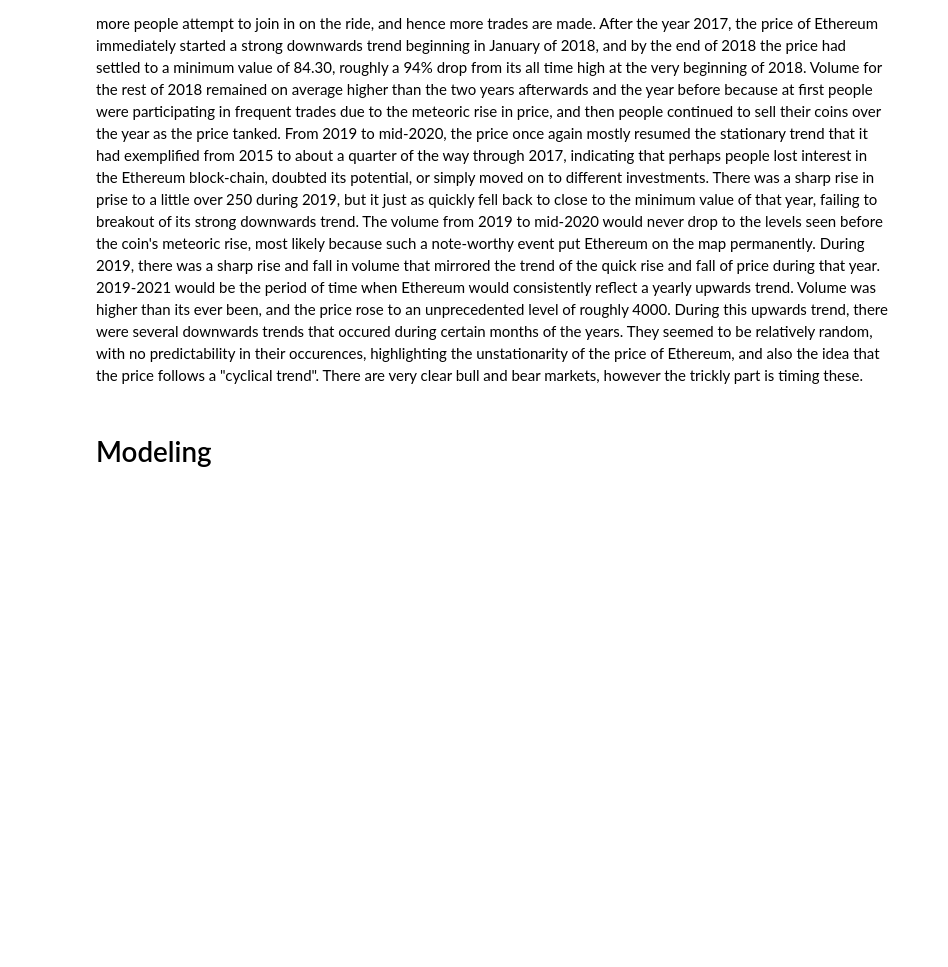
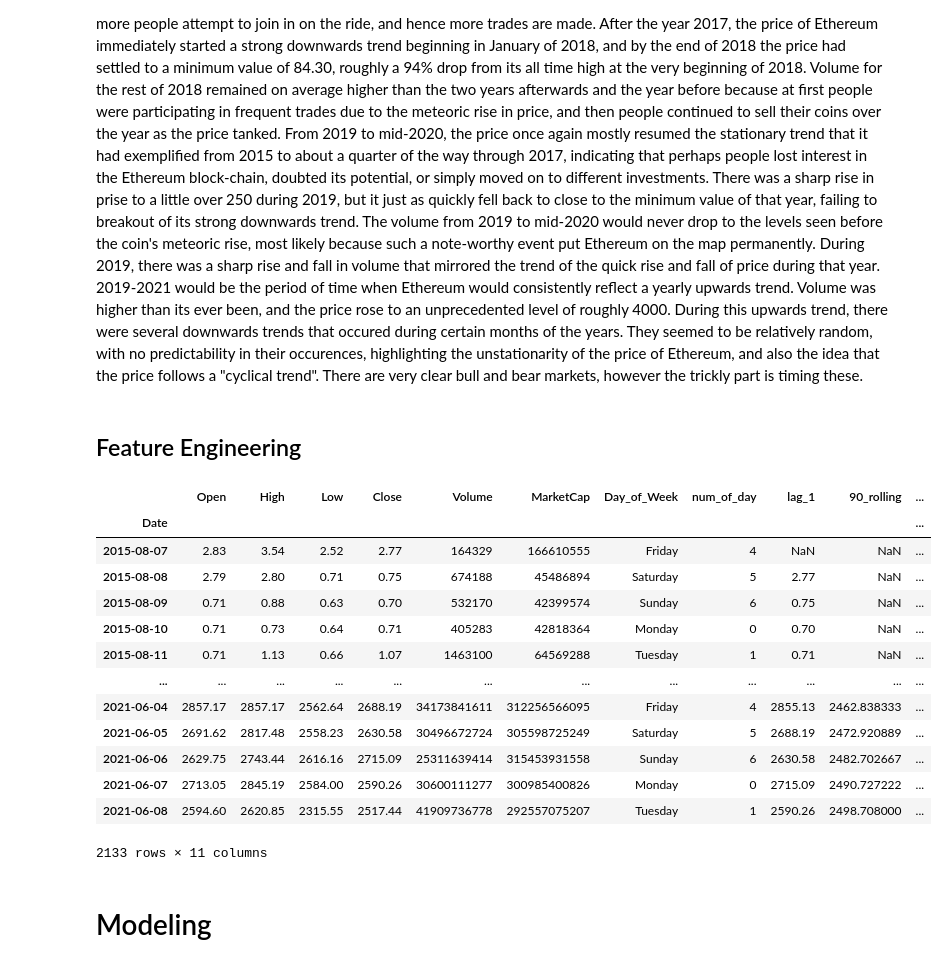
Before and after one commit to CamLadd/Ethereum_forecasting, a Jupyter notebook: Ethereum_Forecasting.ipynb, the cells around one changed output. Saved outputs shown, nothing was run; the diff lists cells and outputs as text; code cells hidden in the pictures; blank space fills up the shorter version.

Commit message:
beginning large revisions and improvements. more feature engineering

```diff
--- a/Ethereum_Forecasting.ipynb
+++ b/Ethereum_Forecasting.ipynb
@@ -485,3 +485,33 @@ From the year 2015 to the first quarter of 2017, the price of Ethereum remained
+# %% [markdown]
+## Feature Engineering
+# %%
+# Day of Week
+df['Day_of_Week'] = list(df.reset_index()['Date'].dt.day_name())
+df['num_of_day'] = list(df.reset_index()['Date'].dt.weekday)
+
+# Lag
+df['lag_1'] = df['Close'].shift(1)
+
+# Rolling and Expanding
+df['90_rolling'] = df['Close'].rolling(window=90).mean()
+df['90_expanding'] = df['Close'].expanding(30).mean()
+
+# Elon Musk Tweets
+# %% [output]
+|  | Open | High | Low | Close | Volume | MarketCap | Day_of_Week | num_of_day | lag_1 | 90_rolling | ... |
+| Date |  |  |  |  |  |  |  |  |  |  | ... |
+| 2015-08-07 | 2.83 | 3.54 | 2.52 | 2.77 | 164329 | 166610555 | Friday | 4 | NaN | NaN | ... |
+| 2015-08-08 | 2.79 | 2.80 | 0.71 | 0.75 | 674188 | 45486894 | Saturday | 5 | 2.77 | NaN | ... |
+| 2015-08-09 | 0.71 | 0.88 | 0.63 | 0.70 | 532170 | 42399574 | Sunday | 6 | 0.75 | NaN | ... |
+| 2015-08-10 | 0.71 | 0.73 | 0.64 | 0.71 | 405283 | 42818364 | Monday | 0 | 0.70 | NaN | ... |
+| 2015-08-11 | 0.71 | 1.13 | 0.66 | 1.07 | 1463100 | 64569288 | Tuesday | 1 | 0.71 | NaN | ... |
+| ... | ... | ... | ... | ... | ... | ... | ... | ... | ... | ... | ... |
+| 2021-06-04 | 2857.17 | 2857.17 | 2562.64 | 2688.19 | 34173841611 | 312256566095 | Friday | 4 | 2855.13 | 2462.838333 | ... |
+| 2021-06-05 | 2691.62 | 2817.48 | 2558.23 | 2630.58 | 30496672724 | 305598725249 | Saturday | 5 | 2688.19 | 2472.920889 | ... |
+| 2021-06-06 | 2629.75 | 2743.44 | 2616.16 | 2715.09 | 25311639414 | 315453931558 | Sunday | 6 | 2630.58 | 2482.702667 | ... |
+| 2021-06-07 | 2713.05 | 2845.19 | 2584.00 | 2590.26 | 30600111277 | 300985400826 | Monday | 0 | 2715.09 | 2490.727222 | ... |
+| 2021-06-08 | 2594.60 | 2620.85 | 2315.55 | 2517.44 | 41909736778 | 292557075207 | Tuesday | 1 | 2590.26 | 2498.708000 | ... |
+2133 rows × 11 columns
 # %% [markdown]
 # Modeling
 # %% [markdown]
```
Also changed, not shown: parts of 12 cells of this notebook.
